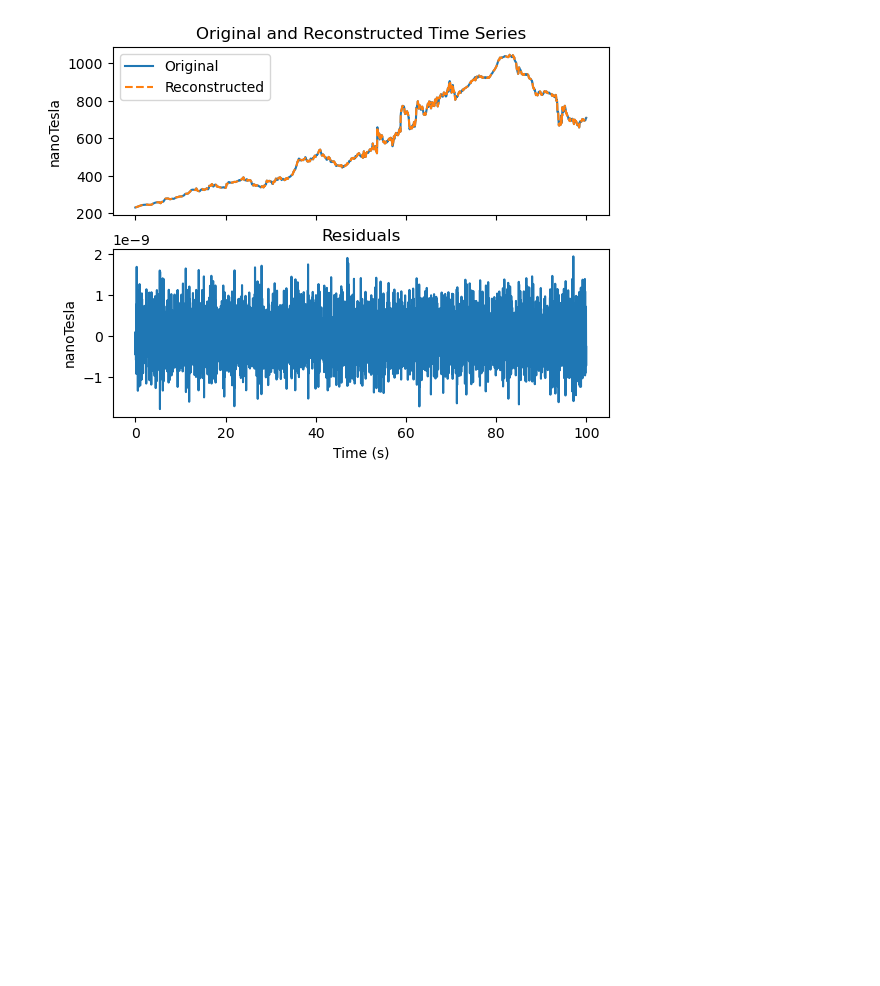
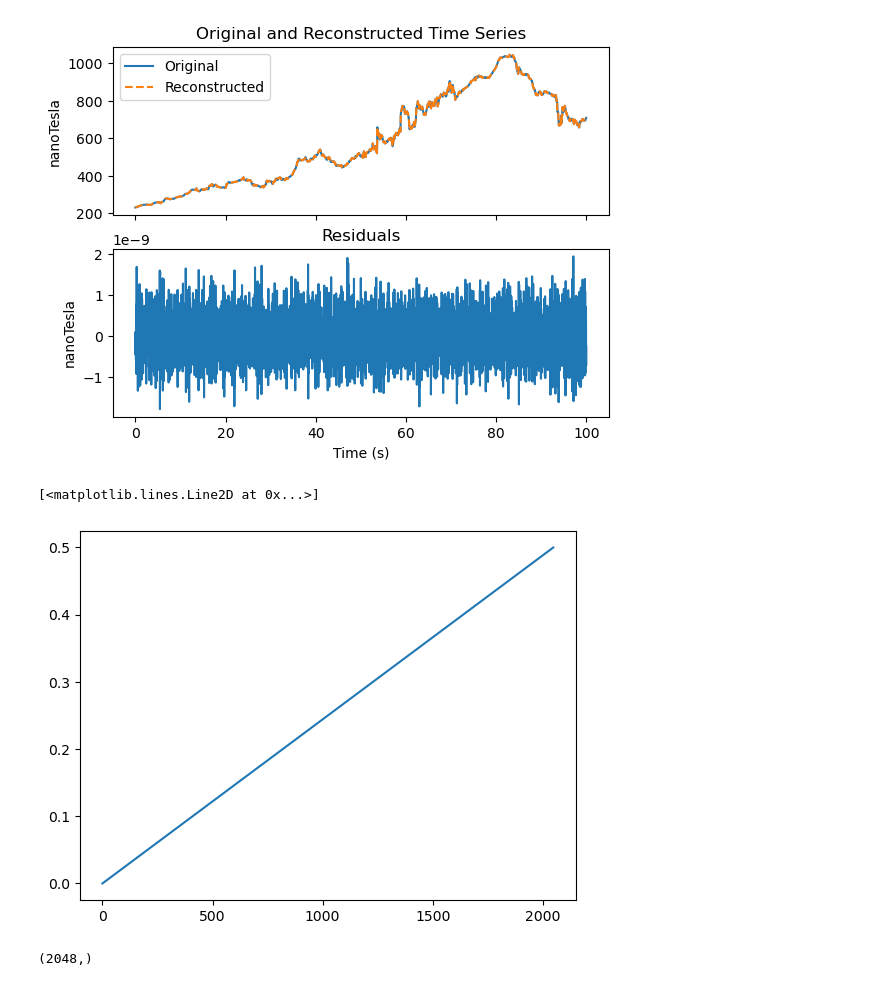
Before and after one commit to aphoffmann/InvertibleWavelets, a Jupyter notebook: ExampleUsage.ipynb, the cells around one changed output. Drawn from its saved outputs; the diff is of its cells as text; code cells hidden in the pictures; blank space fills up the shorter version.

```diff
--- a/ExampleUsage.ipynb
+++ b/ExampleUsage.ipynb
@@ -48,3 +48,13 @@ plt.show()
 # %% [output]
 Reconstruction error: 3.8466403842534866e-08
 [figure]
+# %%
+transform.channel_freqs
+plt.plot(transform.channel_freqs)
+# %% [output]
+[<matplotlib.lines.Line2D at 0x...>]
+[figure, added]
+# %%
+transform.j_channels.shape
+# %% [output]
+(2048,)
```
